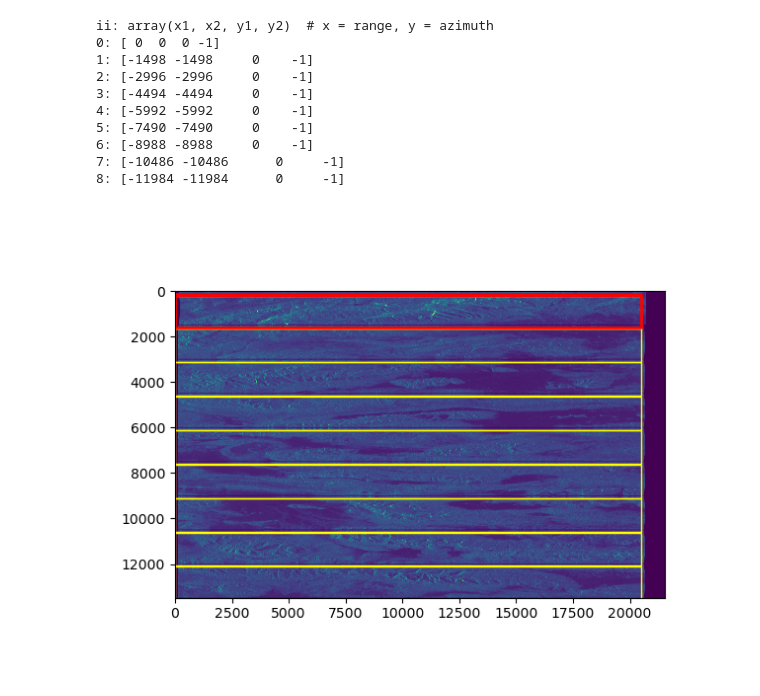
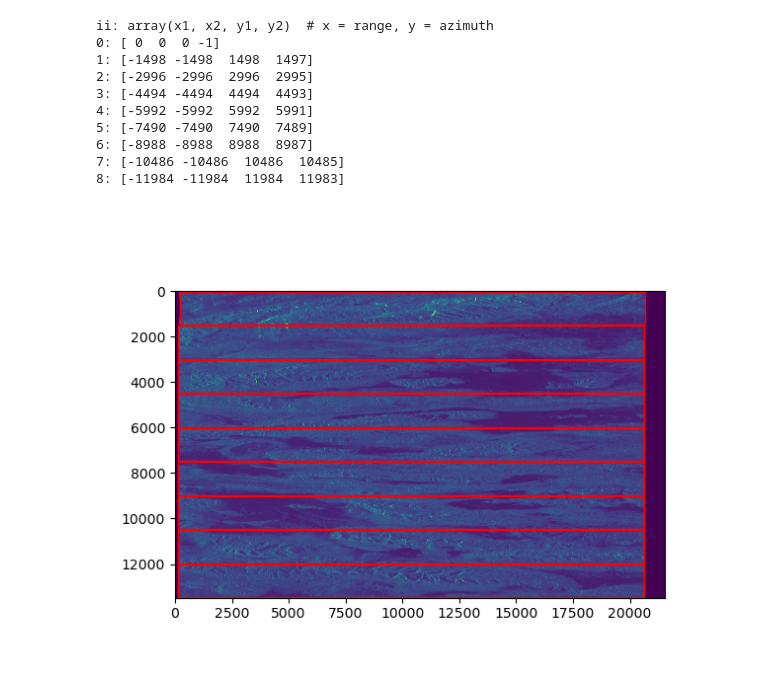
Before and after one commit to forrestfwilliams/burst_extractor, a Jupyter notebook: burst-wat.ipynb, the cells around one changed output. Drawn from its saved outputs; the diff is of its cells as text; code cells hidden in the pictures.

Commit message:
working isce version

```diff
--- a/burst-wat.ipynb
+++ b/burst-wat.ipynb
@@ -67,8 +67,8 @@ jsn_patches = []
 print('ii: array(x1, x2, y1, y2)  # x = range, y = azimuth')
 for ii, be in enumerate(burst_elements):
     burst = BurstMetadata(swath_tif, swath_ann, ii)
-    y1, y2, x1, x2 = burst.get_bounds()
-    isce_patches.append(Rectangle((x1, y1), y2-y1, x2-x1, facecolor='none', edgecolor='Red'))
+    x1, x2, y1, y2 = burst.get_bounds()
+    isce_patches.append(Rectangle((x1, y1), x2-x1, y2-y1, facecolor='none', edgecolor='Red'))
 
     y1, y2, x1, x2 = jason_get_bounds(ii, be)
     jsn_patches.append(Rectangle((x1, y1), y2-y1, x2-x1, facecolor='none', edgecolor='Yellow'))
@@ -77,14 +77,14 @@ for ii, be in enumerate(burst_elements):
 # %% [output]
 ii: array(x1, x2, y1, y2)  # x = range, y = azimuth
 0: [ 0  0  0 -1]
-1: [-1498 -1498     0    -1]
-2: [-2996 -2996     0    -1]
-3: [-4494 -4494     0    -1]
-4: [-5992 -5992     0    -1]
-5: [-7490 -7490     0    -1]
-6: [-8988 -8988     0    -1]
-7: [-10486 -10486      0     -1]
-8: [-11984 -11984      0     -1]
+1: [-1498 -1498  1498  1497]
+2: [-2996 -2996  2996  2995]
+3: [-4494 -4494  4494  4493]
+4: [-5992 -5992  5992  5991]
+5: [-7490 -7490  7490  7489]
+6: [-8988 -8988  8988  8987]
+7: [-10486 -10486  10486  10485]
+8: [-11984 -11984  11984  11983]
 # %%
 with rasterio.open(swath_tif) as swath:
     swath_data = swath.read()
@@ -94,9 +94,9 @@ rasterio.plot.show_hist(magnitude, histtype='stepfilled')
 # %%
 %matplotlib widget
 fig, ax = plt.subplots(1, 1)
 rasterio.plot.show(magnitude, ax=ax, vmin=0, vmax=250, cmap='viridis')
 for jr, ir in zip(jsn_patches, isce_patches):
-    ax.add_patch(jr)
+    # ax.add_patch(jr)
     ax.add_patch(ir)
 # %% [output]
-[figure, old version]
+[figure, new version]
```
Also changed, not shown: 1 other file.
